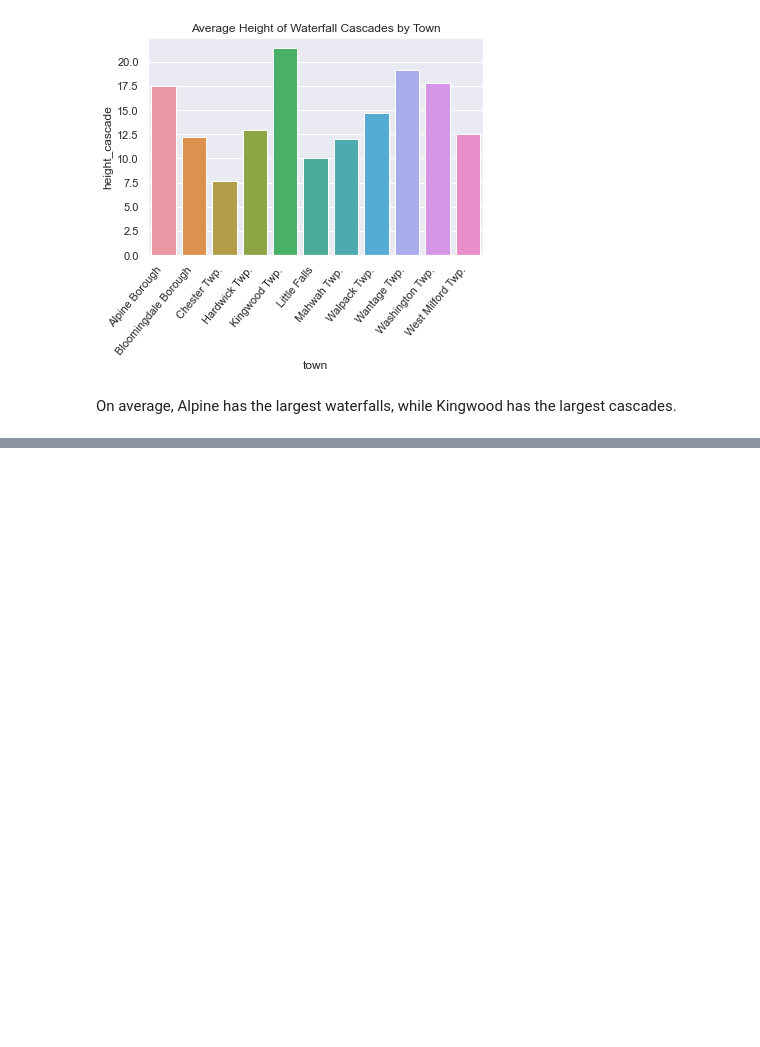
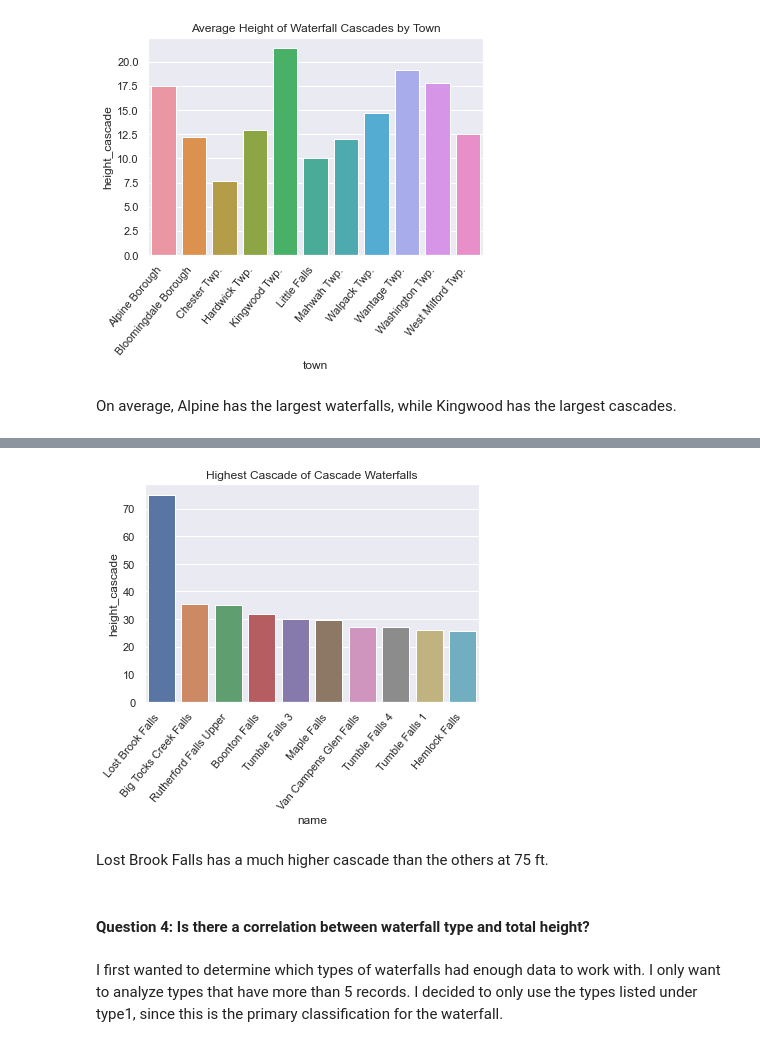
Before and after one commit to elizt0111/Project-Final, a Jupyter notebook: ProjFinal.ipynb, the cells around one changed output, grey strips where cells are left out. Saved outputs shown, nothing was run; the diff lists cells and outputs as text; code cells hidden in the pictures; blank space fills up the shorter version.

```diff
--- a/ProjFinal.ipynb
+++ b/ProjFinal.ipynb
@@ -330,0 +333,3 @@ On average, Alpine has the largest waterfalls, while Kingwood has the largest ca
+# %%
+casc = wf[wf['type1' or 'type2'] == 'Cascade'].sort_values(by = 'height_cascade', ascending = False).head(10)
+casc
@@ -330,0 +364,13 @@ On average, Alpine has the largest waterfalls, while Kingwood has the largest ca
+# %%
+sns.barplot(data = casc, x = 'name', y = 'height_cascade')
+plt.xticks(rotation = 50, ha = 'right')
+plt.title('Highest Cascade of Cascade Waterfalls')
+plt.show()
+# %% [output]
+[figure, added]
+# %% [markdown]
+Lost Brook Falls has a much higher cascade than the others at 75 ft.
+# %% [markdown]
+#### Question 4: Is there a correlation between waterfall type and total height?
+# %% [markdown]
+I first wanted to determine which types of waterfalls had enough data to work with. I only want to analyze types that have more than 5 records. I decided to only use the types listed under type1, since this is the primary classification for the waterfall.
```
Also changed, not shown: parts of 14 cells of this notebook.
